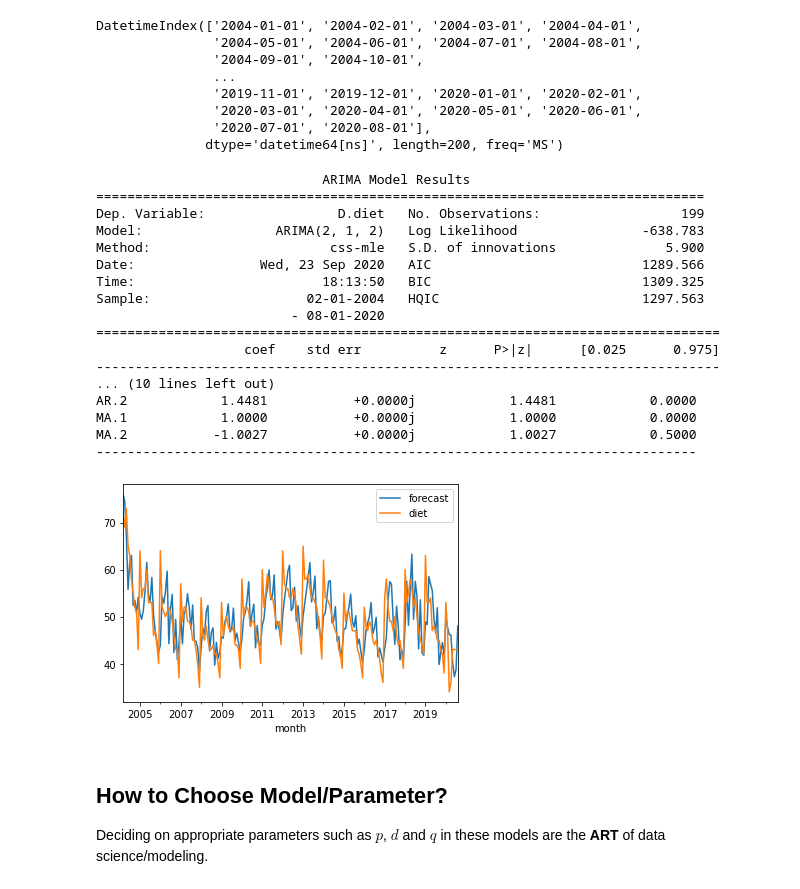
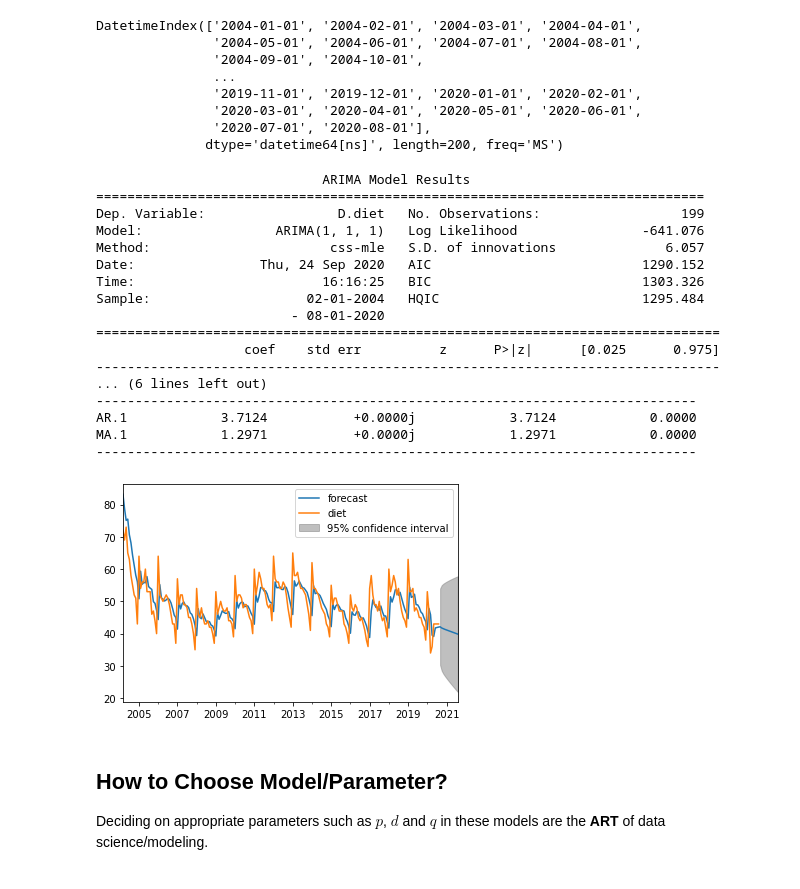
Before and after one commit to minyoungrho/TimeSeriesAnalysis, a Jupyter notebook: Time Series Analysis - Lecture 3.ipynb, the cells around one changed output. Cells and saved outputs as stored; diff of their text form; code cells hidden in the pictures.

```diff
--- a/Time Series Analysis - Lecture 3.ipynb
+++ b/Time Series Analysis - Lecture 3.ipynb
@@ -82,32 +82,32 @@ DatetimeIndex(['2004-01-01', '2004-02-01', '2004-03-01', '2004-04-01',
 df.index = pd.Index(pd.date_range("2004-01-01", end="2020-08-01", freq="MS"))
 # %%
 from statsmodels.tsa.arima_model import ARIMA
-model = ARIMA(df['diet'], order=(2,1,2))
+model = ARIMA(df['diet'], order=(1,1,1))
 result=model.fit(disp=0)
 print(result.summary())
 # %% [output]
                              ARIMA Model Results
 ==============================================================================
 Dep. Variable:                 D.diet   No. Observations:                  199
-Model:                 ARIMA(2, 1, 2)   Log Likelihood                -638.783
-Method:                       css-mle   S.D. of innovations              5.900
-Date:                Wed, 23 Sep 2020   AIC                           1289.566
-Time:                        18:13:50   BIC                           1309.325
-Sample:                    02-01-2004   HQIC                          1297.563
+Model:                 ARIMA(1, 1, 1)   Log Likelihood                -641.076
+Method:                       css-mle   S.D. of innovations              6.057
+Date:                Thu, 24 Sep 2020   AIC                           1290.152
+Time:                        16:16:25   BIC                           1303.326
+Sample:                    02-01-2004   HQIC                          1295.484
                          - 08-01-2020
 ================================================================================
                    coef    std err          z      P>|z|      [0.025      0.975]
 --------------------------------------------------------------------------------
-... (10 lines left out)
-AR.2            1.4481           +0.0000j            1.4481            0.0000
-MA.1            1.0000           +0.0000j            1.0000            0.0000
-MA.2           -1.0027           +0.0000j            1.0027            0.5000
+... (6 lines left out)
 -----------------------------------------------------------------------------
+AR.1            3.7124           +0.0000j            3.7124            0.0000
+MA.1            1.2971           +0.0000j            1.2971            0.0000
+-----------------------------------------------------------------------------
 # %%
-result.plot_predict(start='2004-03-01',end='2020-08-01')
+result.plot_predict(start='2004-03-01',end='2021-08-01')
 plt.show()
 # %% [output]
-[figure, old version]
+[figure, new version]
 # %% [markdown]
 ## How to Choose Model/Parameter?
 
```
Also changed, not shown: parts of 9 cells of this notebook.
